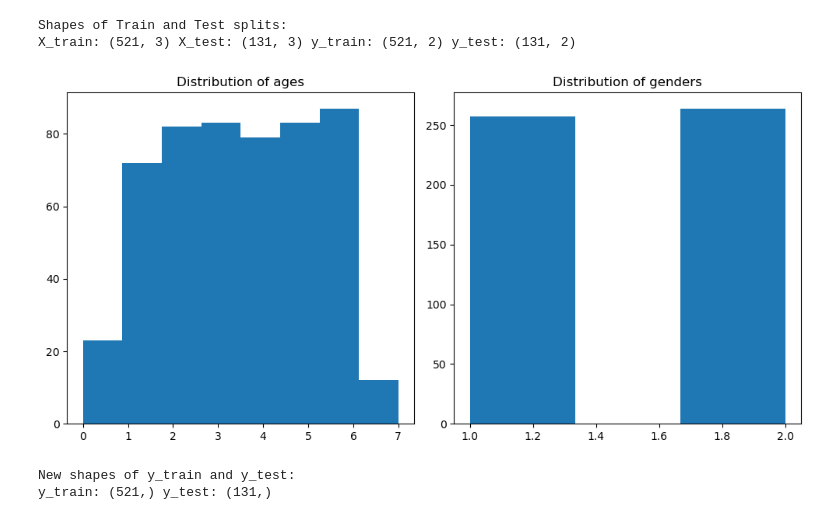
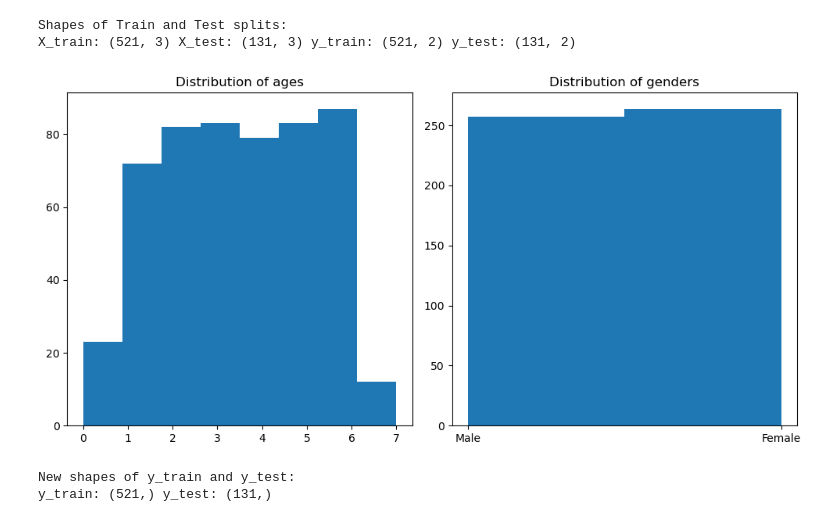
Before and after one commit to MaxMascini/Neural-Nexus-Ninjas, a Jupyter notebook: code/ML Classification.ipynb, the cells around one changed output. Drawn from its saved outputs; the diff is of its cells as text; code cells hidden in the pictures.

```diff
--- a/code/ML Classification.ipynb
+++ b/code/ML Classification.ipynb
@@ -34,7 +34,7 @@ metadata_path = Path(path, 'data', 'meta')
 # %%
 ## Reading in data from CSV file
     # Make sure to run Get "brain data.ipynb" first to generate the CSV file
-data_table = pd.read_csv(Path(path, 'data', 'brain_data_code.csv'))
+data_table = pd.read_csv(Path(path, 'data', 'brain_data.csv'))
 data_table.head()
 # %% [output]
 |  | subject | age | gender | CSF | GM | WM |
@@ -111,19 +111,20 @@ X_train: (521, 3) X_test: (131, 3) y_train: (521, 2) y_test: (131, 2)
 # %%
 ## Visualizing if stratifying for ages & genders was successful
 fig, axs = plt.subplots(1, 2, figsize=(10, 5))
 
 # Plot ages on the first subplot
 axs[0].hist(y_train[:,0], bins=8)
 axs[0].set_title('Distribution of ages')
 
 # Plot genders on the second subplot
-axs[1].hist(y_train[:,1], bins=3)
+axs[1].hist(y_train[:,1], bins=2)
+plt.xticks([1, 2], ['Male', 'Female'])
 axs[1].set_title('Distribution of genders')
 
 plt.tight_layout()
 plt.show()
 # %% [output]
-[figure, old version]
+[figure, new version]
 # %%
 ## Removing gender axis after stratification
     # We don't want the classifier to train using gender as a feature
```
Also changed, not shown: parts of 4 cells of this notebook, 3 other files.
